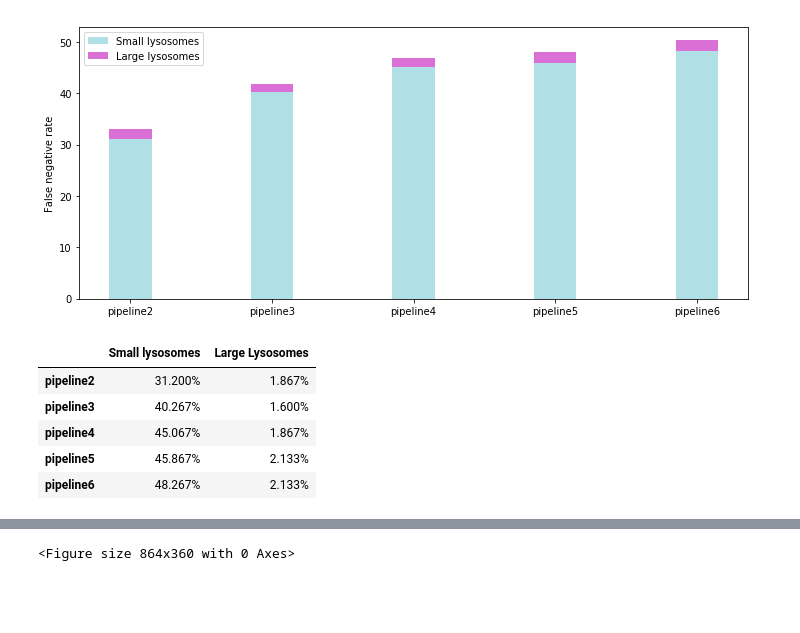
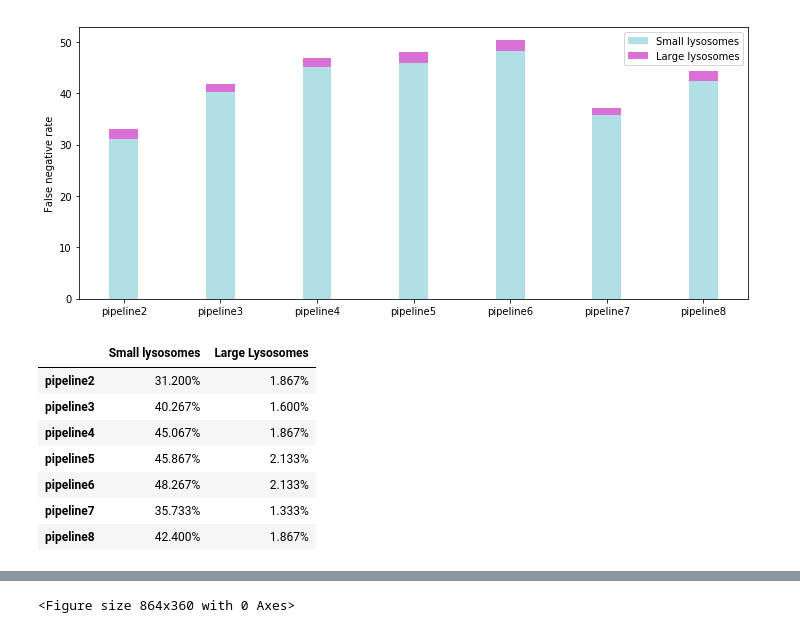
Before and after one commit to mariamsm1/Master_Thesis2020, a Jupyter notebook: Results/Evaluation/Evaluation_plotting_scripts/FalseNegative_FalsePositive_Lysosomes_Plot_10AND50.ipynb, the cells around one changed output, grey strips where cells are left out. Drawn from its saved outputs; the diff is of its cells as text; code cells hidden in the pictures; blank space fills up the shorter version.

```diff
--- a/Results/Evaluation/Evaluation_plotting_scripts/FalseNegative_FalsePositive_Lysosomes_Plot_10AND50.ipynb
+++ b/Results/Evaluation/Evaluation_plotting_scripts/FalseNegative_FalsePositive_Lysosomes_Plot_10AND50.ipynb
@@ -2,39 +2,39 @@
 #FNs plot for lysosomes at threshold 0.1
 #Plot the last 5 pipelines. There's a tradeoff between FNs and FPs
 
 import numpy as np
 import matplotlib.pyplot as plt
 from matplotlib import rc
 import pandas as pd
-pipelines = ['pipeline2','pipeline3','pipeline4','pipeline5','pipeline6']
+pipelines = ['pipeline2','pipeline3','pipeline4','pipeline5','pipeline6', 'pipeline7', 'pipeline8']
 
-#add the FN values for each size for pipe2,3,4,5,6 respectively
-Small_lysosome = [117,151,169,172,181]
-Large_lysosome = [7,6,7,8,8]
+#add the FN values for each size for pipe2,3,4,5,6,7,8 respectively
+Small_lysosome = [117,151,169,172,181,134,159]
+Large_lysosome = [7,6,7,8,8,5,7]
 
 #total is FN+TP (obtained from evaluation), sum then add below
 total = 375
 SmallLysosomes = [(i / total * 100) for i in Small_lysosome]
 LargeLysosomes = [(i / total * 100) for i in Large_lysosome]
 
-r = [0,1,2,3,4]
+r = [0,1,2,3,4,5,6]
 raw_data = {'Small lysosomes': SmallLysosomes, 'Large lysosomes': LargeLysosomes}
 
 df = pd.DataFrame(raw_data, index = pipelines)
 
 
 plt.figure(figsize = (12,5))
 
 plt.bar(r, SmallLysosomes, color='powderblue', width=0.3)
 plt.bar(r, LargeLysosomes,  bottom=SmallLysosomes, color='orchid', width=0.3)
 
 plt.xticks(r, pipelines, rotation = 0)
 plt.ylabel('False negative rate')
 plt.legend(raw_data)
 
 plt.show();
 # %% [output]
-[figure, old version]
+[figure, new version]
 # %%
 raw_data2 = {'Small lysosomes':[str("%.3f" % i)+'%' for i in SmallLysosomes],'Large Lysosomes': [str("%.3f" % i)+'%' for i in LargeLysosomes]}
 df = pd.DataFrame(raw_data2, index = pipelines)
@@ -46,6 +46,8 @@ display(df)
 | pipeline4 | 45.067% | 1.867% |
 | pipeline5 | 45.867% | 2.133% |
 | pipeline6 | 48.267% | 2.133% |
+| pipeline7 | 35.733% | 1.333% |
+| pipeline8 | 42.400% | 1.867% |
 # %%
 #FNs plot for lysosomes at threshold 0.5
 
```
Also changed, not shown: parts of 3 cells of this notebook.
